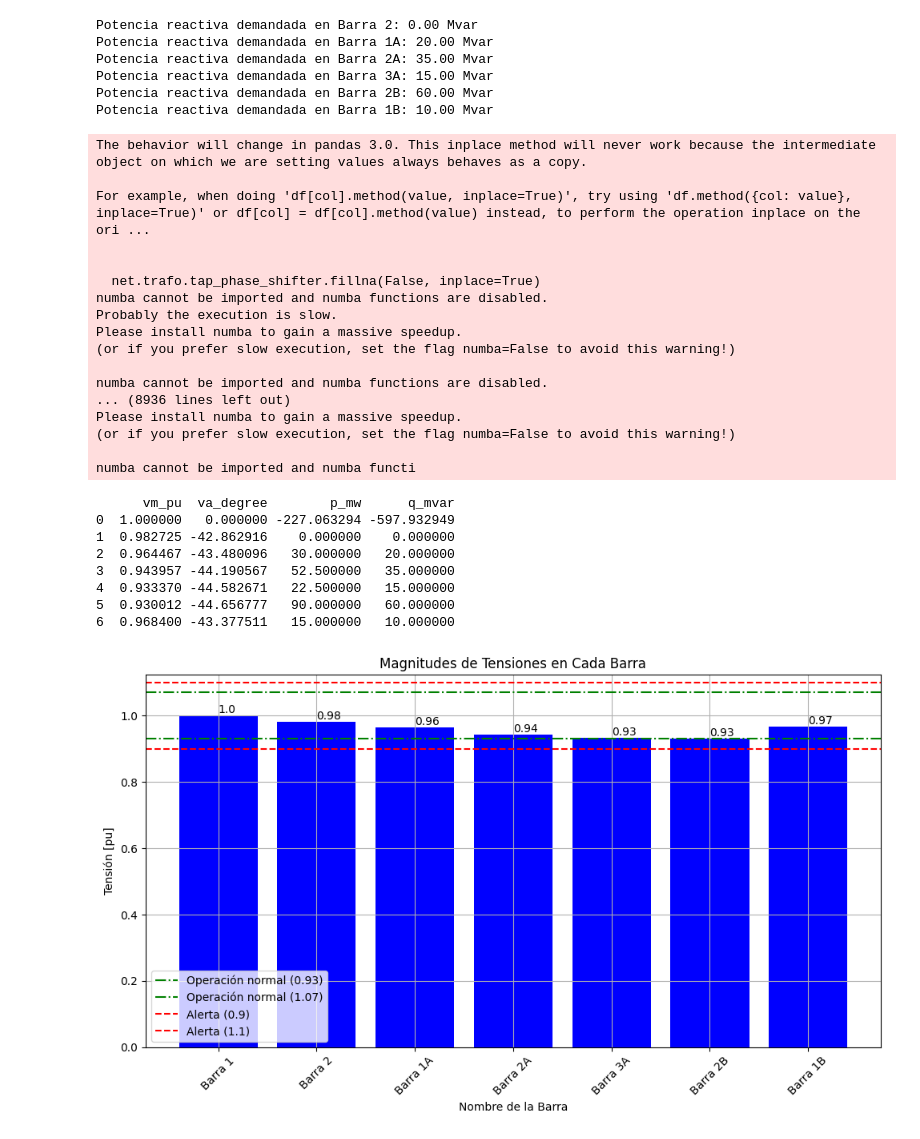
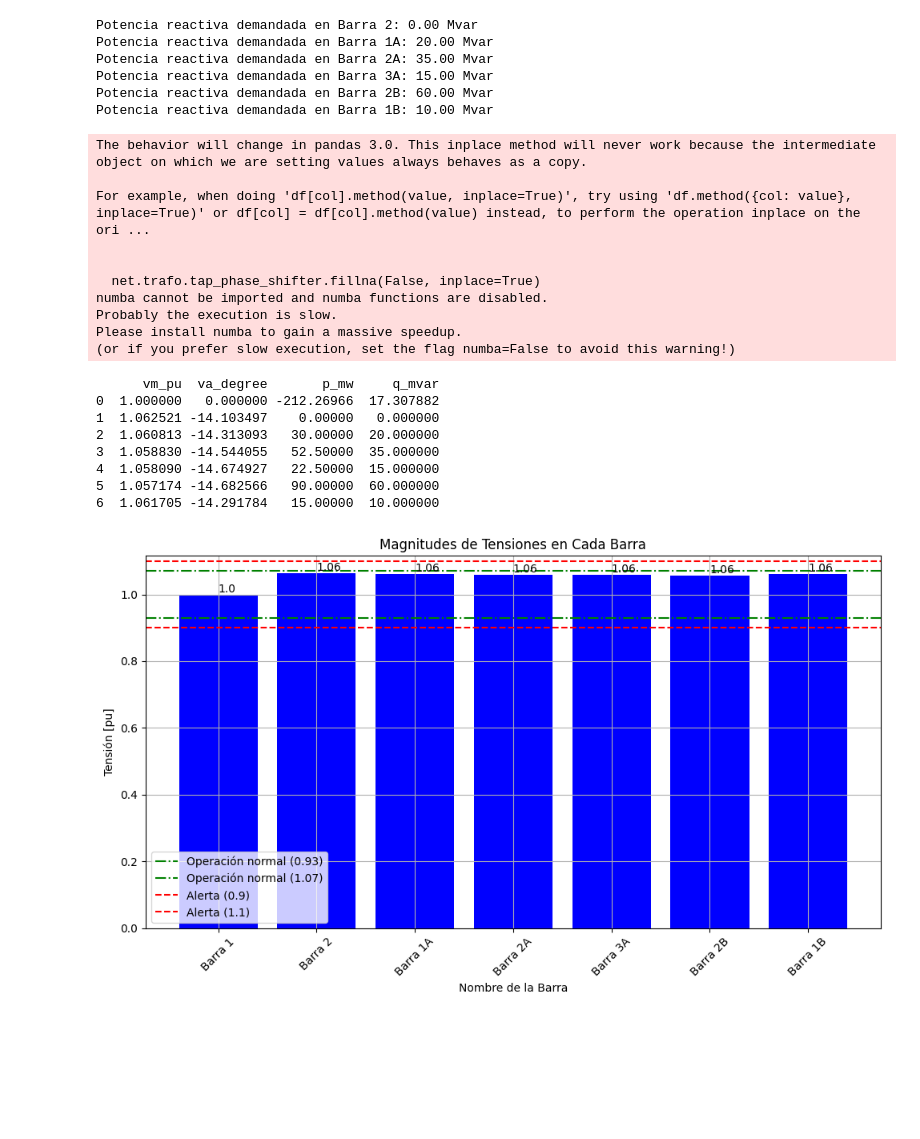
Before and after one commit to Onexz12/6GA_SEP1_S12024, a Jupyter notebook: Figura2a.ipynb, the cells around one changed output. Saved outputs shown, nothing was run; the diff lists cells and outputs as text; code cells hidden in the pictures; blank space fills up the shorter version.

```diff
--- a/Figura2a.ipynb
+++ b/Figura2a.ipynb
@@ -226,6 +228,7 @@ import pandapower as pp
 
 # Definición de parámetros
 Vg_LL = 110  # Voltaje de la línea en kV
+Vg_LL2 = 220 # Voltaje de barras
 P = 150  # Potencia activa en MW
 Q = 100  # Potencia reactiva en Mvar
 
@@ -234,12 +237,12 @@ net = pp.create_empty_network()
 
 # Añadir barras
 bus1 = pp.create_bus(net, vn_kv=Vg_LL, name="Barra 1", slack=True)  # Barra 1 es slack
-bus2 = pp.create_bus(net, vn_kv=Vg_LL, name="Barra 2")  # Barra 2 se conecta a la carga
-bus1A = pp.create_bus(net, vn_kv=Vg_LL, name="Barra 1A")  # Barra 1A se conecta a la carga
-bus2A = pp.create_bus(net, vn_kv=Vg_LL, name="Barra 2A")  # Barra 2A se conecta a la carga
-bus3A = pp.create_bus(net, vn_kv=Vg_LL, name="Barra 3A")  # Barra 3A se conecta a la carga
-bus2B = pp.create_bus(net, vn_kv=Vg_LL, name="Barra 2B")  # Barra 2B se conecta a la carga
-bus1B = pp.create_bus(net, vn_kv=Vg_LL, name="Barra 1B")  # Barra 1B se conecta a la carga
+bus2 = pp.create_bus(net, vn_kv=Vg_LL2, name="Barra 2")  # Barra 2 se conecta a la carga
+bus1A = pp.create_bus(net, vn_kv=Vg_LL2, name="Barra 1A")  # Barra 1A se conecta a la carga
+bus2A = pp.create_bus(net, vn_kv=Vg_LL2, name="Barra 2A")  # Barra 2A se conecta a la carga
+bus3A = pp.create_bus(net, vn_kv=Vg_LL2, name="Barra 3A")  # Barra 3A se conecta a la carga
+bus2B = pp.create_bus(net, vn_kv=Vg_LL2, name="Barra 2B")  # Barra 2B se conecta a la carga
+bus1B = pp.create_bus(net, vn_kv=Vg_LL2, name="Barra 1B")  # Barra 1B se conecta a la carga
 
 # Añadir transformador entre barra 1 y barra 2
 trafo1 = pp.create_transformer(net, hv_bus=bus2, lv_bus=bus1, name="trafo1", std_type="100 MVA 220/110 kV")
@@ -302,49 +305,42 @@ bars = plt.bar(nombres_barras, voltajes, color='blue')
 # Añadir texto encima de las barras
 for bar, valor in zip(bars, voltajes):
     yval = bar.get_height()
     plt.text(bar.get_x() + bar.get_width()/2.0, yval, round(valor, 2), va='bottom')
 
 # Líneas segmentadas para el rango de operación normal (0.93 - 1.07) y alerta (0.9 - 1.1)
 plt.axhline(y=0.93, color='green', linestyle='-.', label='Operación normal (0.93)')
 plt.axhline(y=1.07, color='green', linestyle='-.', label='Operación normal (1.07)')
 plt.axhline(y=0.9, color='red', linestyle='--', label='Alerta (0.9)')
 plt.axhline(y=1.1, color='red', linestyle='--', label='Alerta (1.1)')
 
 plt.title('Magnitudes de Tensiones en Cada Barra')
 plt.xlabel('Nombre de la Barra')
 plt.ylabel('Tensión [pu]')
 plt.xticks(rotation=45)
 plt.grid(True)
 plt.legend()
 plt.tight_layout()
 plt.show()
 # %% [output]
 The behavior will change in pandas 3.0. This inplace method will never work because the intermediate object on which we are setting values always behaves as a copy.
 
 For example, when doing 'df[col].method(value, inplace=True)', try using 'df.method({col: value}, inplace=True)' or df[col] = df[col].method(value) instead, to perform the operation inplace on the ori ...
 
 
   net.trafo.tap_phase_shifter.fillna(False, inplace=True)
 numba cannot be imported and numba functions are disabled.
 Probably the execution is slow.
 Please install numba to gain a massive speedup.
 (or if you prefer slow execution, set the flag numba=False to avoid this warning!)
-
-numba cannot be imported and numba functions are disabled.
-... (8936 lines left out)
-Please install numba to gain a massive speedup.
-(or if you prefer slow execution, set the flag numba=False to avoid this warning!)
-
-numba cannot be imported and numba functi
-      vm_pu  va_degree        p_mw      q_mvar
-0  1.000000   0.000000 -227.063294 -597.932949
-1  0.982725 -42.862916    0.000000    0.000000
-2  0.964467 -43.480096   30.000000   20.000000
-3  0.943957 -44.190567   52.500000   35.000000
-4  0.933370 -44.582671   22.500000   15.000000
-5  0.930012 -44.656777   90.000000   60.000000
-6  0.968400 -43.377511   15.000000   10.000000
+      vm_pu  va_degree       p_mw     q_mvar
+0  1.000000   0.000000 -212.26966  17.307882
+1  1.062521 -14.103497    0.00000   0.000000
+2  1.060813 -14.313093   30.00000  20.000000
+3  1.058830 -14.544055   52.50000  35.000000
+4  1.058090 -14.674927   22.50000  15.000000
+5  1.057174 -14.682566   90.00000  60.000000
+6  1.061705 -14.291784   15.00000  10.000000
-[figure, old version]
+[figure, new version]
 # %%
 #Ahora desconectando el tramo de línea L3A-2B
 import numpy as np
```
Also changed, not shown: parts of 5 cells of this notebook.
